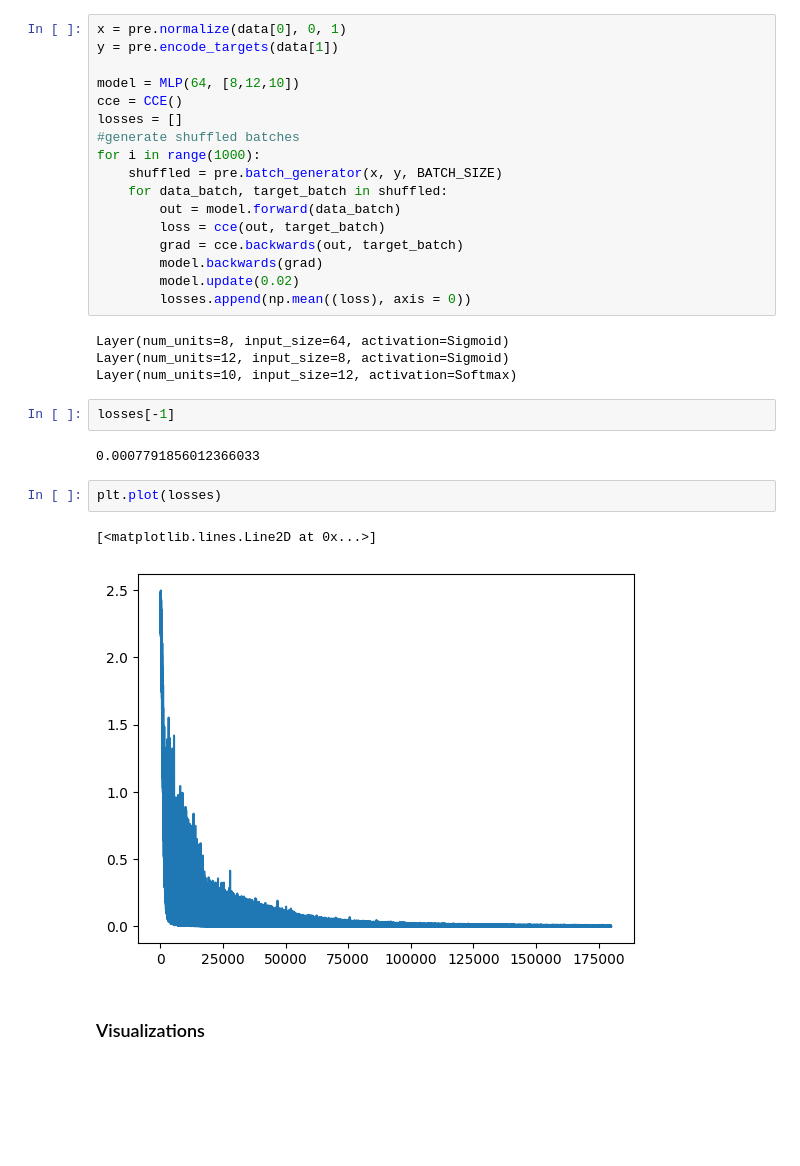
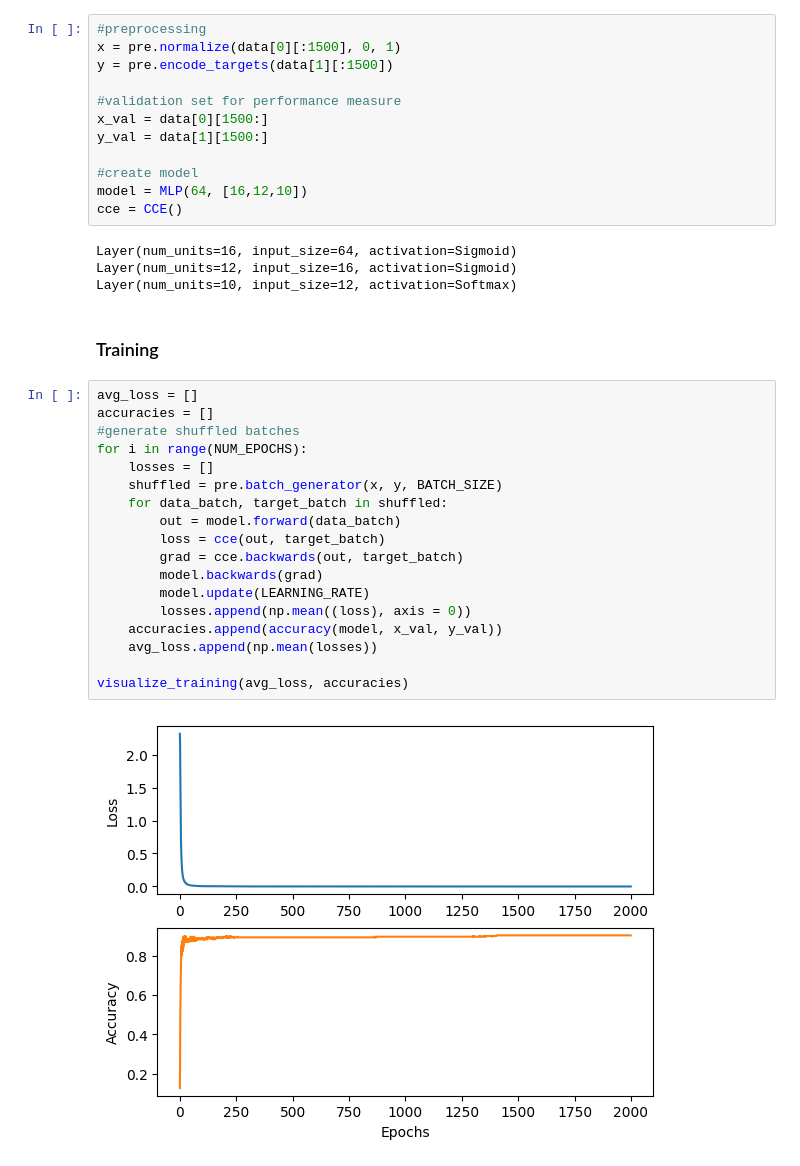
Before and after one commit to jannisleu/iANNwTF, a Jupyter notebook: HW1/homework01.ipynb, the cells around one changed output. Saved outputs shown, nothing was run; the diff lists cells and outputs as text; blank space fills up the shorter version.

```diff
--- a/HW1/homework01.ipynb
+++ b/HW1/homework01.ipynb
@@ -25,32 +27,38 @@ BATCH_SIZE = 10
+# %%
+#preprocessing
+x = pre.normalize(data[0][:1500], 0, 1)
+y = pre.encode_targets(data[1][:1500])
+
+#validation set for performance measure
+x_val = data[0][1500:]
+y_val = data[1][1500:]
+
+#create model
+model = MLP(64, [16,12,10])
+cce = CCE()
+# %% [output]
+Layer(num_units=16, input_size=64, activation=Sigmoid)
+Layer(num_units=12, input_size=16, activation=Sigmoid)
+Layer(num_units=10, input_size=12, activation=Softmax)
+# %% [markdown]
+### Training
 # %%
-x = pre.normalize(data[0], 0, 1)
-y = pre.encode_targets(data[1])
-
-model = MLP(64, [8,12,10])
-cce = CCE()
-losses = []
+avg_loss = []
+accuracies = []
 #generate shuffled batches
-for i in range(1000):
+for i in range(NUM_EPOCHS):
+    losses = []
     shuffled = pre.batch_generator(x, y, BATCH_SIZE)
     for data_batch, target_batch in shuffled:
         out = model.forward(data_batch)
         loss = cce(out, target_batch)
         grad = cce.backwards(out, target_batch)
         model.backwards(grad)
-        model.update(0.02)
+        model.update(LEARNING_RATE)
         losses.append(np.mean((loss), axis = 0))
+    accuracies.append(accuracy(model, x_val, y_val))
+    avg_loss.append(np.mean(losses))
+
+visualize_training(avg_loss, accuracies)
 # %% [output]
-Layer(num_units=8, input_size=64, activation=Sigmoid)
-Layer(num_units=12, input_size=8, activation=Sigmoid)
-Layer(num_units=10, input_size=12, activation=Softmax)
+[figure, added]
-# %%
-losses[-1]
-# %% [output]
-0.0007791856012366033
-# %%
-plt.plot(losses)
-# %% [output]
-[<matplotlib.lines.Line2D at 0x...>]
-[figure, removed]
-# %% [markdown]
-### Visualizations ###
```
Also changed, not shown: parts of 7 cells of this notebook, 3 other files.
